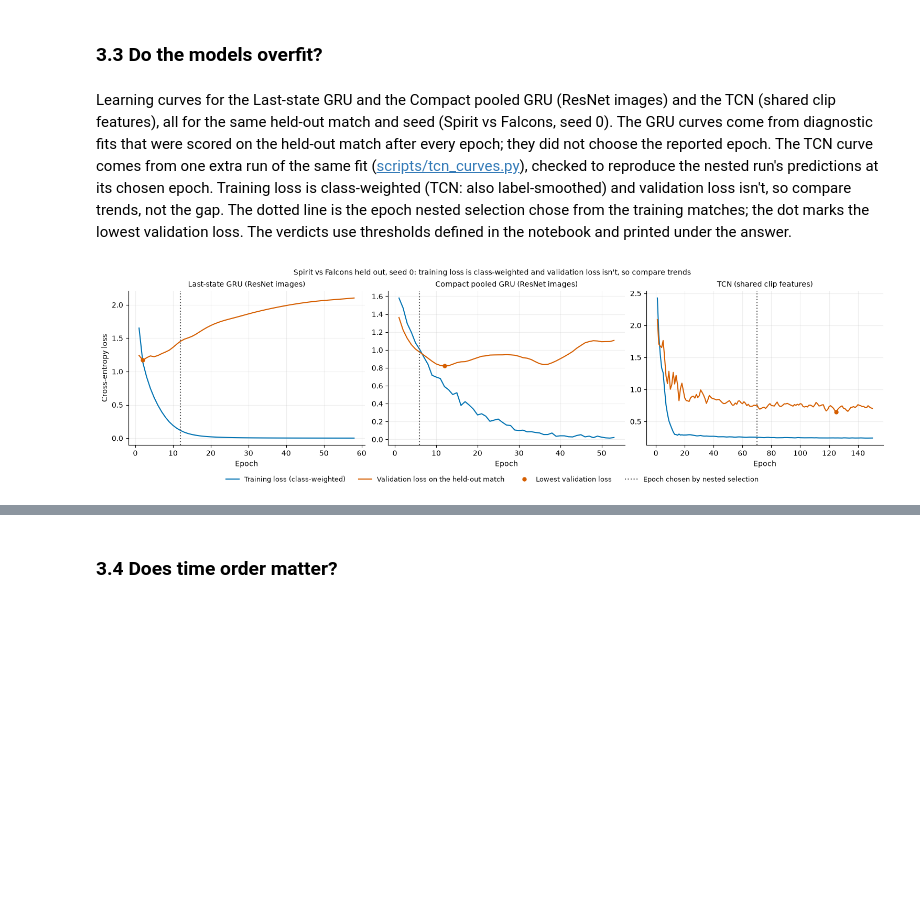
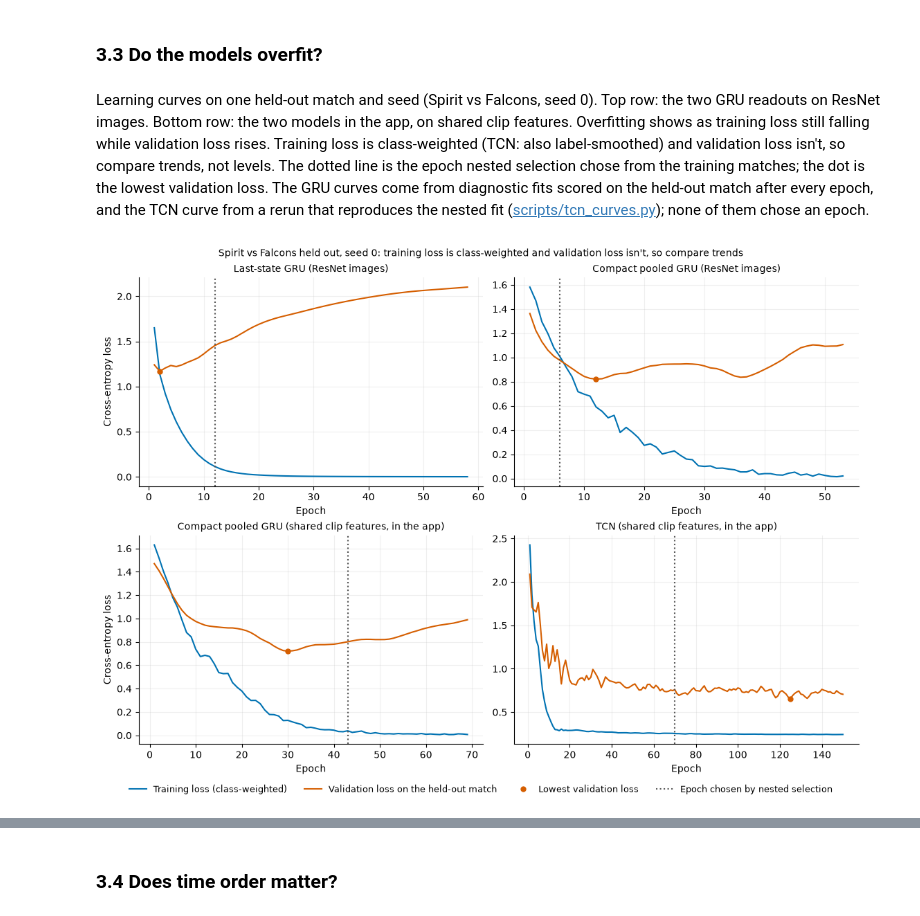
Before and after one commit to FraggyVz/CV-DL, a Jupyter notebook: notebooks/tactic-model-comparison.ipynb, the cells around one changed output, grey strips where cells are left out. Drawn from its saved outputs; the diff is of its cells as text; code cells hidden in the pictures; blank space fills up the shorter version.

```diff
--- a/notebooks/tactic-model-comparison.ipynb
+++ b/notebooks/tactic-model-comparison.ipynb
@@ -1003,7 +1013,7 @@ Last-state GRU 0.345, Compact last-state GRU 0.327, Compact pooled GRU 0.600 (ne
 # %% [markdown]
 ### 3.3 Do the models overfit?
 # %% [markdown]
-Learning curves for the Last-state GRU and the Compact pooled GRU (ResNet images) and the TCN (shared clip features), all for the same held-out match and seed (Spirit vs Falcons, seed 0). The GRU curves come from diagnostic fits that were scored on the held-out match after every epoch; they did not choose the reported epoch. The TCN curve comes from one extra run of the same fit ([scripts/tcn_curves.py](https://github.com/FraggyVz/CV-DL/blob/main/scripts/tcn_curves.py)), checked to reproduce the nested run's predictions at its chosen epoch. Training loss is class-weighted (TCN: also label-smoothed) and validation loss isn't, so compare trends, not the gap. The dotted line is the epoch nested selection chose from the training matches; the dot marks the lowest validation loss. The verdicts use thresholds defined in the notebook and printed under the answer.
+Learning curves on one held-out match and seed (Spirit vs Falcons, seed 0). Top row: the two GRU readouts on ResNet images. Bottom row: the two models in the app, on shared clip features. Overfitting shows as training loss still falling while validation loss rises. Training loss is class-weighted (TCN: also label-smoothed) and validation loss isn't, so compare trends, not levels. The dotted line is the epoch nested selection chose from the training matches; the dot is the lowest validation loss. The GRU curves come from diagnostic fits scored on the held-out match after every epoch, and the TCN curve from a rerun that reproduces the nested fit ([scripts/tcn_curves.py](https://github.com/FraggyVz/CV-DL/blob/main/scripts/tcn_curves.py)); none of them chose an epoch.
 # %%
 # @title Figure: learning curves on one held-out match and seed
 CURVE_FOLD, CURVE_SEED = 1, 0  # the first held-out match and the first seed
@@ -1011,8 +1021,8 @@ OVERFIT_RISE = 0.10  # validation loss ends at least this far above its minimum
 MILD_SHARE = 0.5  # ...and "mild" when that rise is under this share of the Last-state GRU's
 
 
-def gru_curve(version, fold=CURVE_FOLD, seed=CURVE_SEED):
-    folder = runs.get(GRU_VERSIONS[version][0])
+def gru_curve(version, fold=CURVE_FOLD, seed=CURVE_SEED, folder=None):
+    folder = folder or runs.get(GRU_VERSIONS[version][0])
     path = folder / "gru" / f"fold-{fold}-seed-{seed}-optimistic-history.json" if folder else None
     if path is None or not path.is_file():
         return None
@@ -1033,42 +1043,57 @@ def describe(c):
     return c
 
 
-curves = {"Last-state GRU": gru_curve("laststate"), "Compact pooled GRU": gru_curve("compact_pooled")}
+CLIP_GRU = "Compact pooled GRU on shared clip features"  # the GRU in the app
+curves = {"Last-state GRU": gru_curve("laststate"), "Compact pooled GRU": gru_curve("compact_pooled"),
+          CLIP_GRU: gru_curve(None, folder=runs["clip_nested"])}
 if tcn_curves:
     h = tcn_curves["history"]
     curves["TCN"] = dict(
         train=np.array([e["train_loss"] for e in h]), val=np.array([e["validation_loss"] for e in h]),
         chosen=tcn_curves["chosen_epoch"], match=tcn_curves["held_out"], seed=tcn_curves["seed"],
     )
 curves = {k: describe(c) for k, c in curves.items() if c is not None}
 reference_rise = curves["Last-state GRU"]["rise"] if "Last-state GRU" in curves else None
 for c in curves.values():
     if c["train_fell"] and c["rise"] >= OVERFIT_RISE:
         c["verdict"] = "mild overfitting" if reference_rise and c["rise"] < MILD_SHARE * reference_rise else "overfitting"
     else:
         c["verdict"] = "no clear overfitting"
-inputs_of = {"Last-state GRU": "ResNet images", "Compact pooled GRU": "ResNet images", "TCN": "shared clip features"}
-fig, axes = plt.subplots(1, len(curves), figsize=(5 * len(curves), 4.2), layout="constrained")
-for ax, (name, c) in zip(np.atleast_1d(axes), curves.items()):
+titles = {"Last-state GRU": "Last-state GRU (ResNet images)", "Compact pooled GRU": "Compact pooled GRU (ResNet images)",
+          CLIP_GRU: "Compact pooled GRU (shared clip features, in the app)", "TCN": "TCN (shared clip features, in the app)"}
+n_rows = 2 if len(curves) > 3 else 1
+n_cols = -(-len(curves) // n_rows)
+fig, axes = plt.subplots(n_rows, n_cols, figsize=(5.5 * n_cols, 4 * n_rows), layout="constrained", squeeze=False)
+axes = axes.ravel()
+for ax in axes[len(curves):]:
+    ax.axis("off")
+for ax, (name, c) in zip(axes, curves.items()):
     epochs = np.arange(1, len(c["val"]) + 1)
     ax.plot(epochs, c["train"], color="#0072B2", label="Training loss (class-weighted)")
     ax.plot(epochs, c["val"], color="#D55E00", label="Validation loss on the held-out match")
     ax.plot(c["low_epoch"], c["low"], "o", color="#D55E00", markersize=5, label="Lowest validation loss")
     ax.axvline(c["chosen"], color="#555555", linestyle=":", label="Epoch chosen by nested selection")
-    ax.set_title(f"{name} ({inputs_of[name]})", fontsize=10)
+    ax.set_title(titles[name], fontsize=10)
     ax.set_xlabel("Epoch")
     ax.grid(alpha=0.2)
     ax.spines[["top", "right"]].set_visible(False)
-np.atleast_1d(axes)[0].set_ylabel("Cross-entropy loss")
-fig.legend(*np.atleast_1d(axes)[0].get_legend_handles_labels(), loc="outside lower center", ncol=4, fontsize=9, frameon=False)
+for ax in axes[::n_cols]:
+    ax.set_ylabel("Cross-entropy loss")
+fig.legend(*axes[0].get_legend_handles_labels(), loc="outside lower center", ncol=4, fontsize=9, frameon=False)
 first = next(iter(curves.values()))
 fig.suptitle(f"{MATCH_NAMES[first['match']]} held out, seed {first['seed']}: training loss is class-weighted and validation loss isn't, so compare trends", fontsize=10)
 plt.show()
 # Every held-out match and seed for the GRUs, over the epochs all their curves share.
 every = {v: [gru_curve(v, f, s) for f in range(1, len(MATCHES) + 1) for s in range(N_SEEDS)] for v in GRU_VERSIONS}
 every = {v: cs for v, cs in every.items() if all(cs)}
 common = min(len(c["val"]) for cs in every.values() for c in cs)
 E["q33"] = dict(curves=curves, rise={v: float(np.mean([c["val"][:common][-1] - c["val"][:common].min() for c in cs])) for v, cs in every.items()}, common=common, n=len(every.get("laststate", [])))
+# The GRU in the app over every held-out match and seed, against the Last-state GRU on the same
+# basis: each curve from its lowest validation loss to its last epoch.
+clip_every = [gru_curve(None, f, s, folder=runs["clip_nested"]) for f in range(1, len(MATCHES) + 1) for s in range(N_SEEDS)]
+full_rise = lambda cs: float(np.mean([c["val"][-1] - c["val"].min() for c in cs]))
+E["q33"].update(clip_rise=full_rise(clip_every) if all(clip_every) else None, n_clip=len(clip_every),
+                laststate_full_rise=full_rise(every["laststate"]) if "laststate" in every else None)
 # %% [output]
-[figure, old version]
+[figure, new version]
 # %% [markdown]
```
Also changed, not shown: parts of 10 cells of this notebook, 1 other file.
